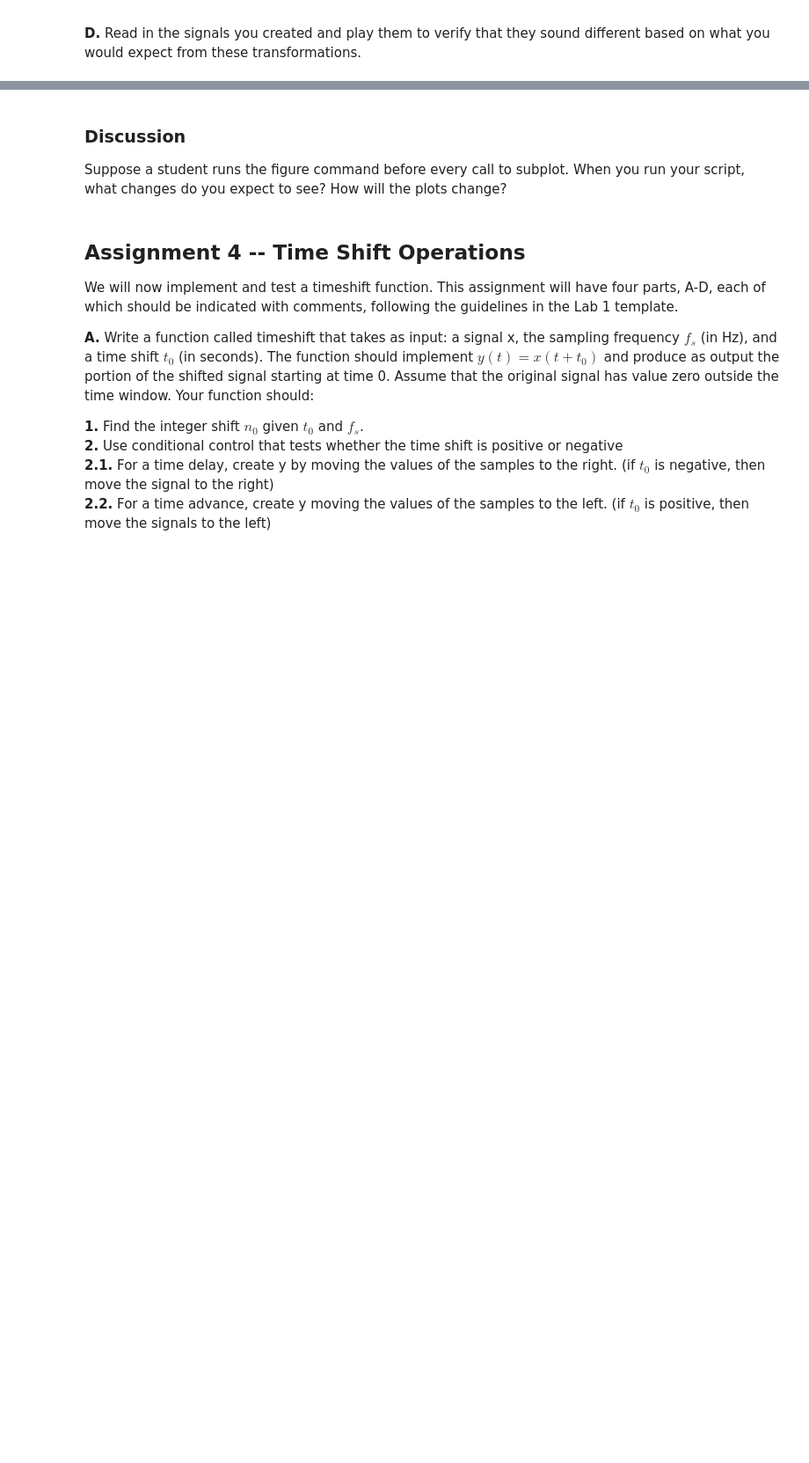
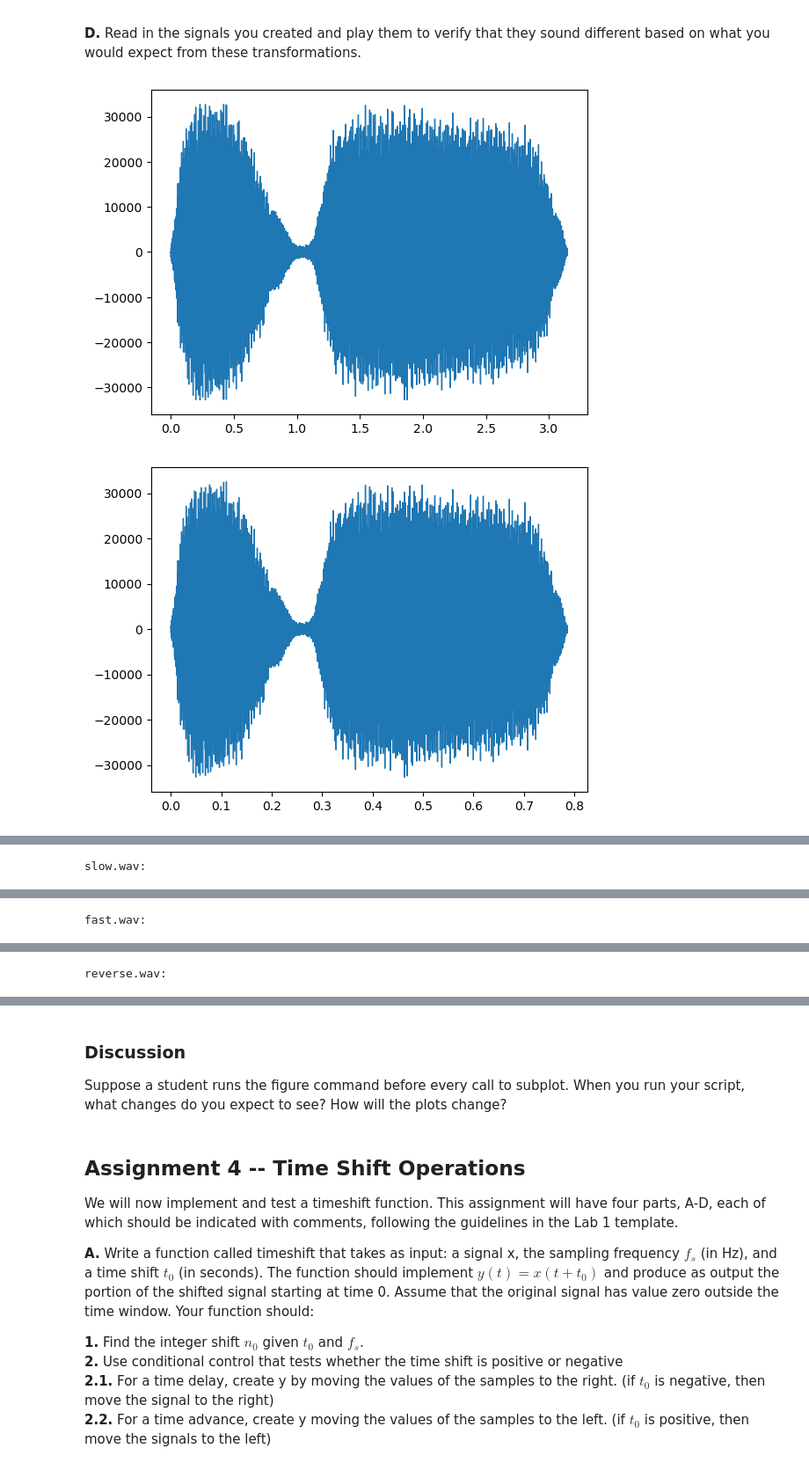
Before and after one commit to pie474/EE242Labs, a Jupyter notebook: 1b/EE242_Lab1b.ipynb, the cells around one changed output, grey strips where cells are left out. Shown at 88% size. Drawn from its saved outputs; the diff is of its cells as text; code cells hidden in the pictures; blank space fills up the shorter version.

```diff
--- a/1b/EE242_Lab1b.ipynb
+++ b/1b/EE242_Lab1b.ipynb
@@ -59,23 +61,53 @@ def timescale(x, fs, a):
 # %%
 # Assignment 1.3 Time Scaling Audio Signals
 
 # Part A
 # TODO: Code that solves A
 # Read the train.wav file
+file = wav.read('./train32.wav')
 
+fs = file[0]
+x = np.multiply(file[1], 1.0)
 
 # Part B
 # TODO: Code that solves B
 # Apply the timescale function with a=0.5 and a=2 on x(t) to create w(t) and v(t)
+w = timescale(x, fs, 0.5)
+v = timescale(x, fs, 2)
 
 # Reverse the original signal x1(t) to get z(t)
+z = x[::-1], np.arange(0, len(x), 1)*(1/fs)
 
 # Save all of them to slow.wav, fast.wav and reverse.wav respectively
+def write(name, data):
+    wav.write(name, fs, data.astype('int16'))
+
+write('slow.wav', w[0])
+write('fast.wav', v[0])
+write('reverse.wav', z[0])
 
 # Part C
 # TODO: Code that solves C
 # Plot the figures in a proper manner
+def plot(xs, ys):
+    fig, ax = plt.subplots()
+    ax.plot(xs, ys, linewidth=1.0)
+    plt.show()
+
+plot(w[1], w[0])
+plot(v[1], v[0])
+plot(z[1], z[0])
 
 # Part D
 # TODO: Code that solves D
 # Read and play the four files using IPython package as before.
+def play_file(name):
+    print('\n'+name+":")
+    display(Audio(filename=name))
+
+play_file('slow.wav')
+play_file('fast.wav')
+play_file('reverse.wav')
+# %% [output]
+[figure, added]
+[figure, added]
@@ -81,0 +115 @@ def timescale(x, fs, a):
+slow.wav:
@@ -81,0 +117 @@ def timescale(x, fs, a):
+fast.wav:
@@ -81,0 +119 @@ def timescale(x, fs, a):
+reverse.wav:
```
Also changed, not shown: parts of 4 cells of this notebook.
